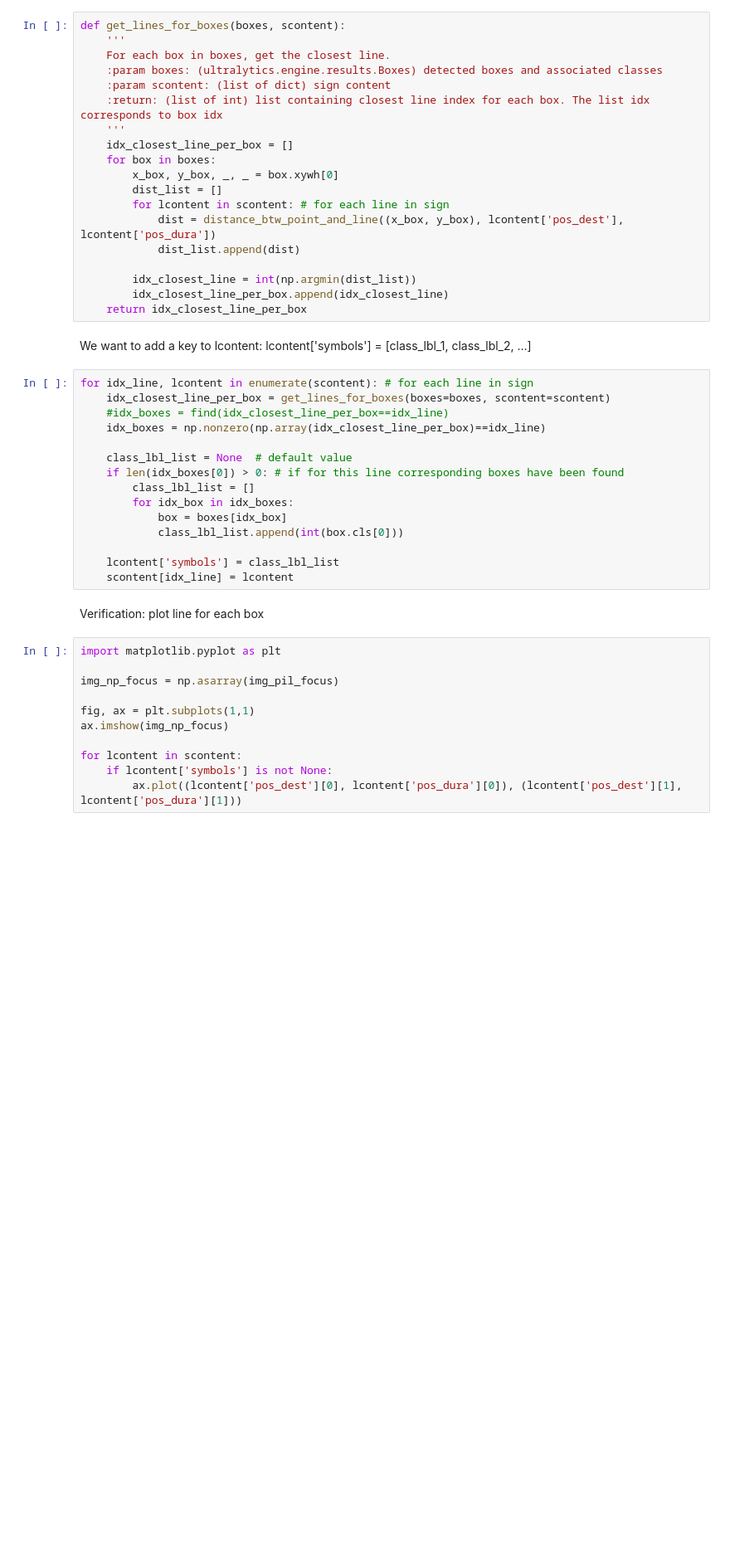
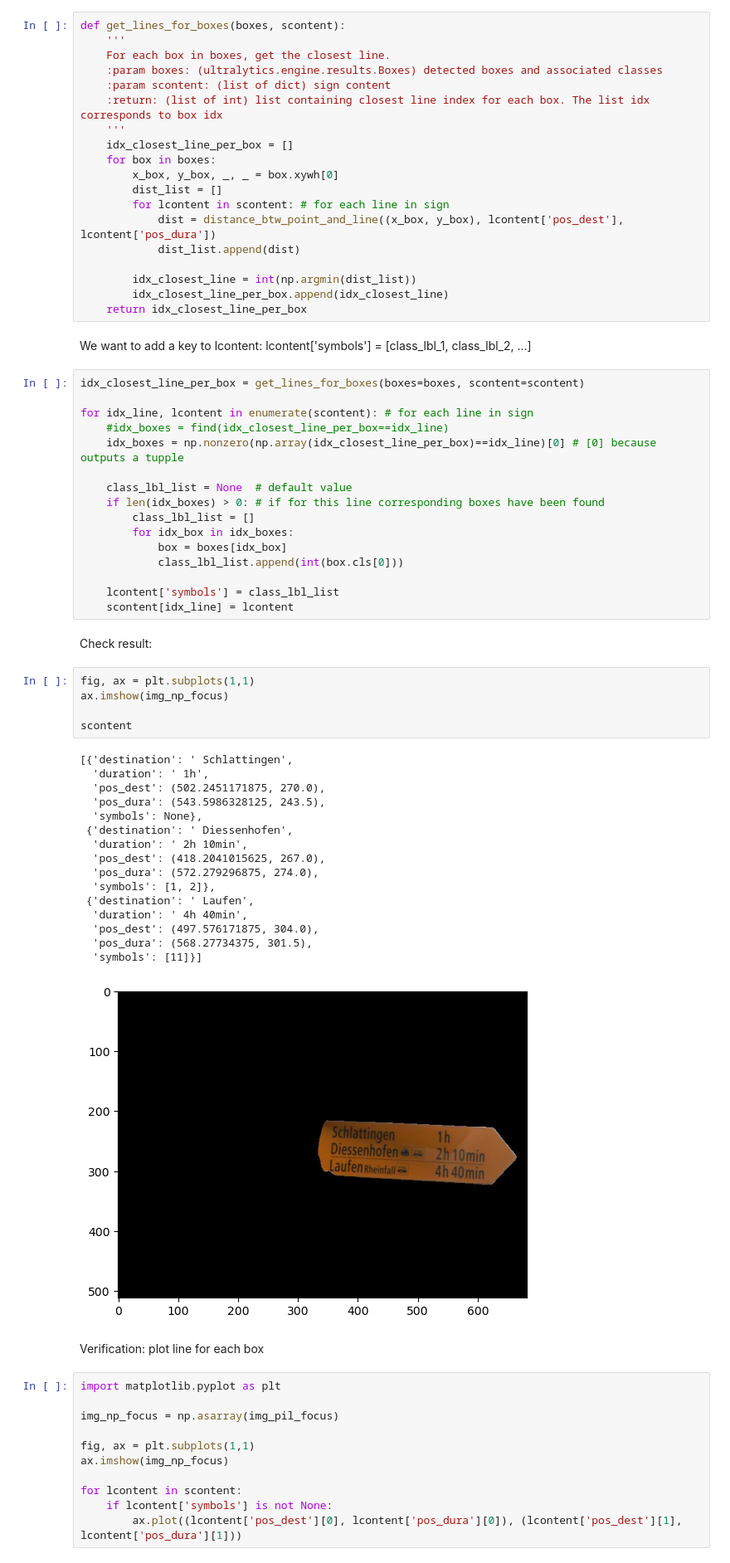
Before and after one commit to emoebel/usol-sign-reader, a Jupyter notebook: notebooks/prototyping_are_elements_on_same_line.ipynb, the cells around one changed output. Shown: that part at 83% size. Saved outputs shown, nothing was run; the diff lists cells and outputs as text; blank space fills up the shorter version.

```diff
--- a/notebooks/prototyping_are_elements_on_same_line.ipynb
+++ b/notebooks/prototyping_are_elements_on_same_line.ipynb
@@ -71,13 +75,14 @@ def get_lines_for_boxes(boxes, scontent):
 # %% [markdown]
 We want to add a key to lcontent: lcontent['symbols'] = [class_lbl_1, class_lbl_2, ...]
 # %%
+idx_closest_line_per_box = get_lines_for_boxes(boxes=boxes, scontent=scontent)
+
 for idx_line, lcontent in enumerate(scontent): # for each line in sign
-    idx_closest_line_per_box = get_lines_for_boxes(boxes=boxes, scontent=scontent)
     #idx_boxes = find(idx_closest_line_per_box==idx_line)
-    idx_boxes = np.nonzero(np.array(idx_closest_line_per_box)==idx_line)
+    idx_boxes = np.nonzero(np.array(idx_closest_line_per_box)==idx_line)[0] # [0] because outputs a tupple
 
     class_lbl_list = None  # default value
-    if len(idx_boxes[0]) > 0: # if for this line corresponding boxes have been found
+    if len(idx_boxes) > 0: # if for this line corresponding boxes have been found
         class_lbl_list = []
         for idx_box in idx_boxes:
             box = boxes[idx_box]
@@ -85,6 +90,30 @@ for idx_line, lcontent in enumerate(scontent): # for each line in sign
 
     lcontent['symbols'] = class_lbl_list
     scontent[idx_line] = lcontent
+# %% [markdown]
+Check result:
+# %%
+fig, ax = plt.subplots(1,1)
+ax.imshow(img_np_focus)
+
+scontent
+# %% [output]
+[{'destination': ' Schlattingen',
+  'duration': ' 1h',
+  'pos_dest': (502.2451171875, 270.0),
+  'pos_dura': (543.5986328125, 243.5),
+  'symbols': None},
+ {'destination': ' Diessenhofen',
+  'duration': ' 2h 10min',
+  'pos_dest': (418.2041015625, 267.0),
+  'pos_dura': (572.279296875, 274.0),
+  'symbols': [1, 2]},
+ {'destination': ' Laufen',
+  'duration': ' 4h 40min',
+  'pos_dest': (497.576171875, 304.0),
+  'pos_dura': (568.27734375, 301.5),
+  'symbols': [11]}]
+[figure, added]
 # %% [markdown]
 Verification: plot line for each box
 # %%
```
Also changed, not shown: parts of 2 cells of this notebook, 5 other files.
